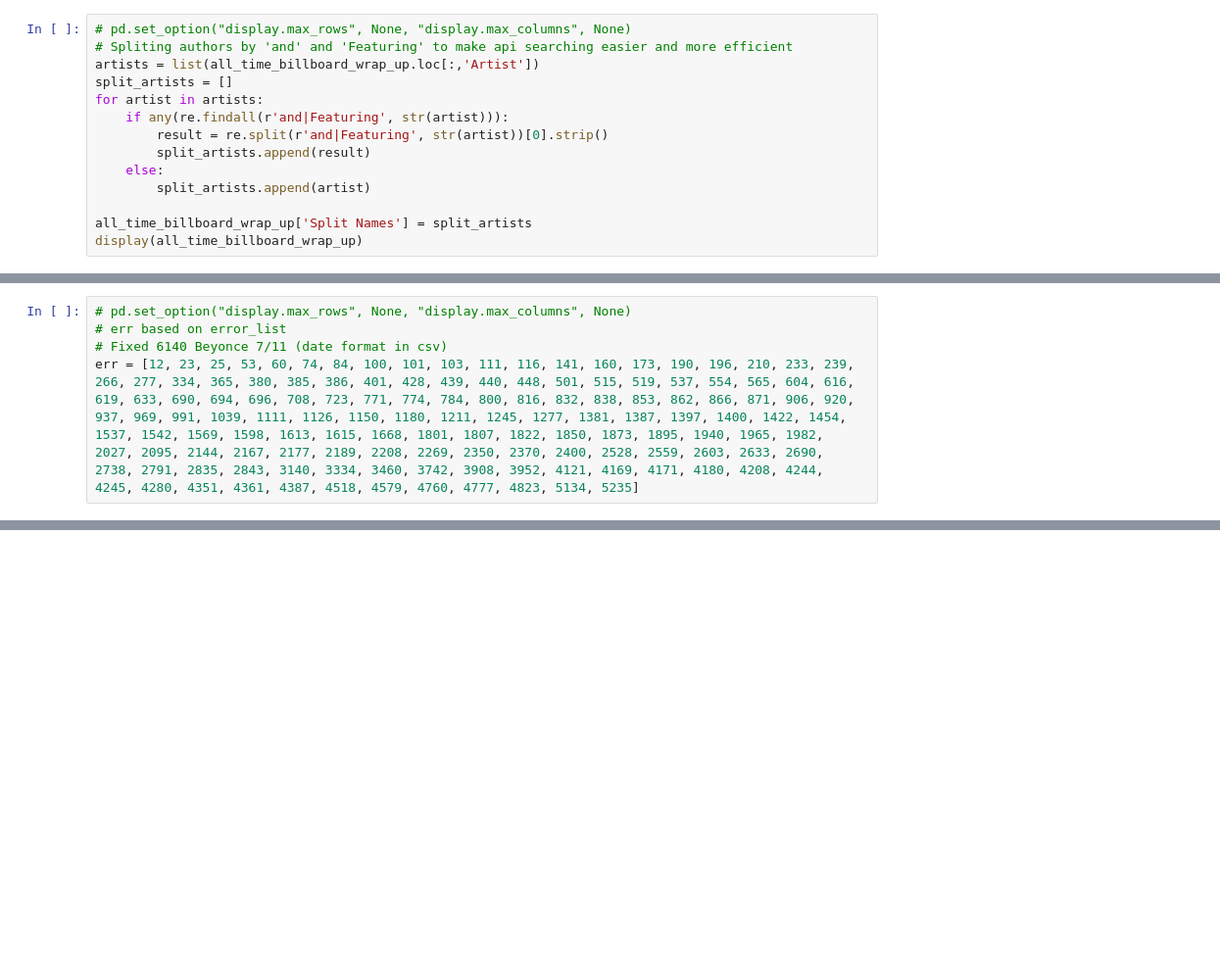
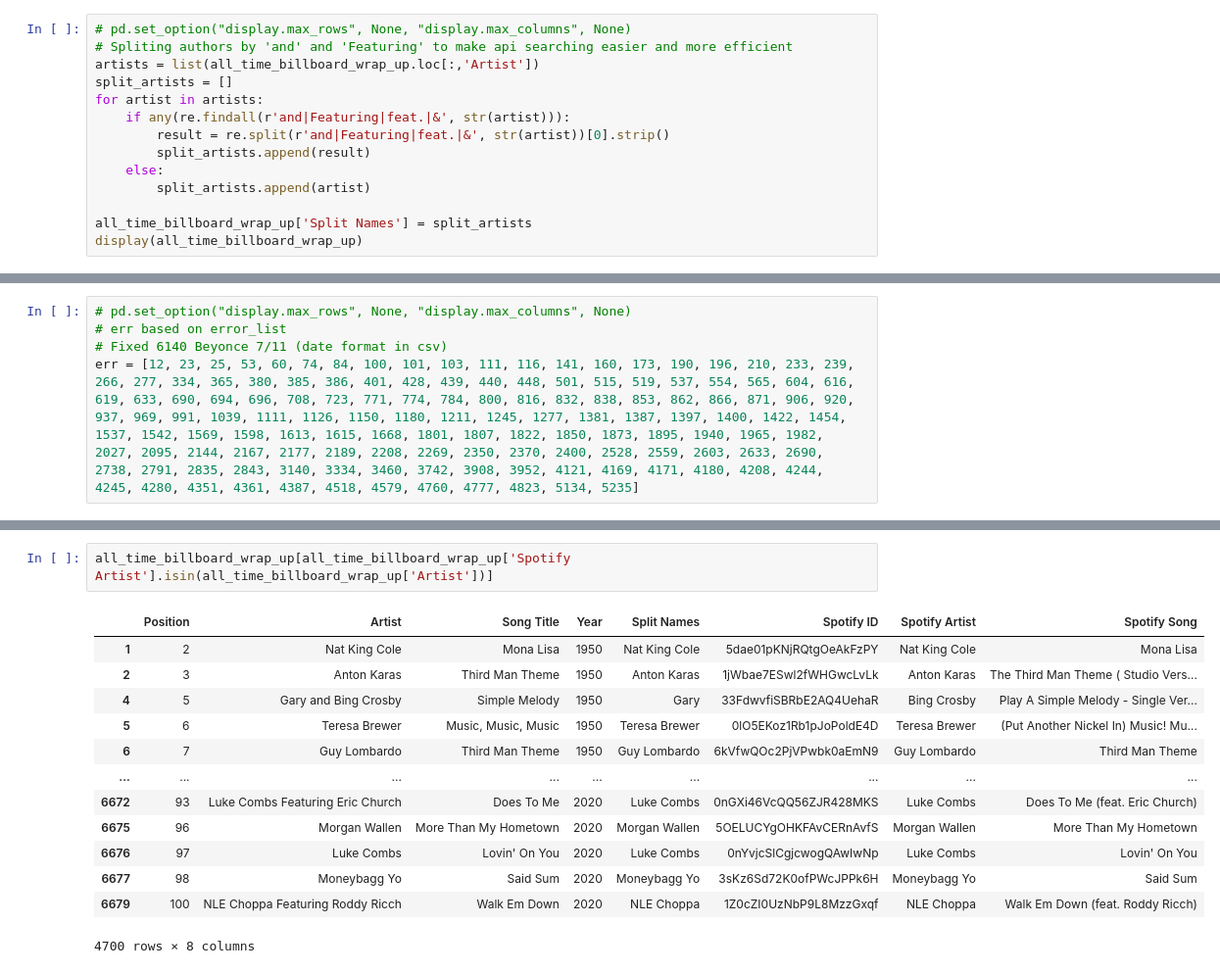
Before and after one commit to alsarna/lyrics_nlp, a Jupyter notebook: data_preprocessing.ipynb, the cells around one changed output, grey strips where cells are left out. Shown at 98% size. Cells and saved outputs as stored; diff of their text form; blank space fills up the shorter version.

```diff
--- a/data_preprocessing.ipynb
+++ b/data_preprocessing.ipynb
@@ -120,8 +120,8 @@ display(nans_proj)
 artists = list(all_time_billboard_wrap_up.loc[:,'Artist'])
 split_artists = []
 for artist in artists:
-    if any(re.findall(r'and|Featuring', str(artist))):
-        result = re.split(r'and|Featuring', str(artist))[0].strip()
+    if any(re.findall(r'and|Featuring|feat.|&', str(artist))):
+        result = re.split(r'and|Featuring|feat.|&', str(artist))[0].strip()
         split_artists.append(result)
     else:
         split_artists.append(artist)
@@ -273,0 +255,16 @@ for i in range(0, len(all_time_billboard_wrap_up['Spotify ID'])):
+# %%
+all_time_billboard_wrap_up[all_time_billboard_wrap_up['Spotify Artist'].isin(all_time_billboard_wrap_up['Artist'])]
+# %% [output]
+|  | Position | Artist | Song Title | Year | Split Names | Spotify ID | Spotify Artist | Spotify Song |
+| 1 | 2 | Nat King Cole | Mona Lisa | 1950 | Nat King Cole | 5dae01pKNjRQtgOeAkFzPY | Nat King Cole | Mona Lisa |
+| 2 | 3 | Anton Karas | Third Man Theme | 1950 | Anton Karas | 1jWbae7ESwl2fWHGwcLvLk | Anton Karas | The Third Man Theme ( Studio Vers... |
+| 4 | 5 | Gary and Bing Crosby | Simple Melody | 1950 | Gary | 33FdwvfiSBRbE2AQ4UehaR | Bing Crosby | Play A Simple Melody - Single Ver... |
+| 5 | 6 | Teresa Brewer | Music, Music, Music | 1950 | Teresa Brewer | 0lO5EKoz1Rb1pJoPoldE4D | Teresa Brewer | (Put Another Nickel In) Music! Mu... |
+| 6 | 7 | Guy Lombardo | Third Man Theme | 1950 | Guy Lombardo | 6kVfwQOc2PjVPwbk0aEmN9 | Guy Lombardo | Third Man Theme |
+| ... | ... | ... | ... | ... | ... | ... | ... | ... |
+| 6672 | 93 | Luke Combs Featuring Eric Church | Does To Me | 2020 | Luke Combs | 0nGXi46VcQQ56ZJR428MKS | Luke Combs | Does To Me (feat. Eric Church) |
+| 6675 | 96 | Morgan Wallen | More Than My Hometown | 2020 | Morgan Wallen | 5OELUCYgOHKFAvCERnAvfS | Morgan Wallen | More Than My Hometown |
+| 6676 | 97 | Luke Combs | Lovin' On You | 2020 | Luke Combs | 0nYvjcSlCgjcwogQAwIwNp | Luke Combs | Lovin' On You |
+| 6677 | 98 | Moneybagg Yo | Said Sum | 2020 | Moneybagg Yo | 3sKz6Sd72K0ofPWcJPPk6H | Moneybagg Yo | Said Sum |
+| 6679 | 100 | NLE Choppa Featuring Roddy Ricch | Walk Em Down | 2020 | NLE Choppa | 1Z0cZI0UzNbP9L8MzzGxqf | NLE Choppa | Walk Em Down (feat. Roddy Ricch) |
+4700 rows × 8 columns
```
Also changed, not shown: parts of 8 cells of this notebook.
